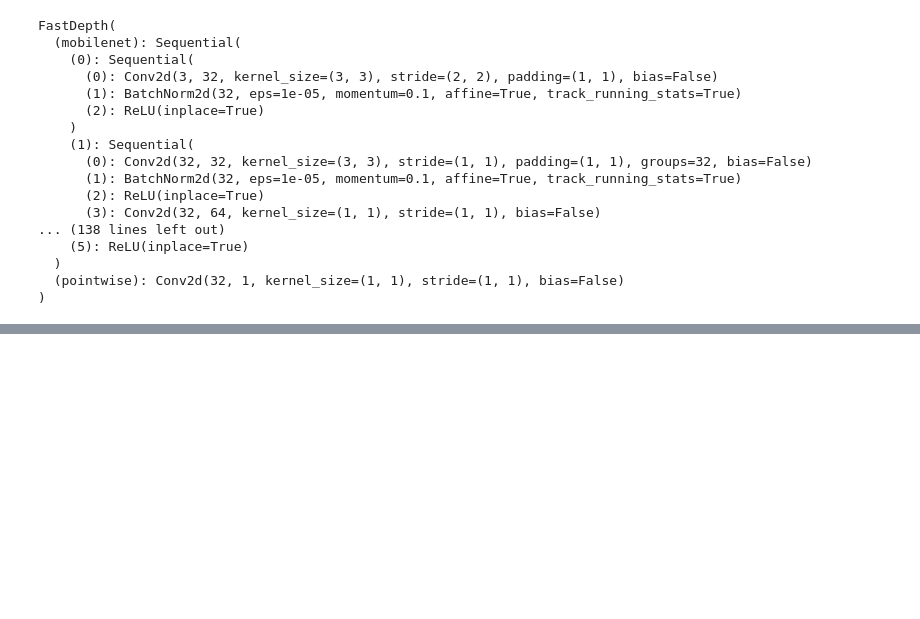
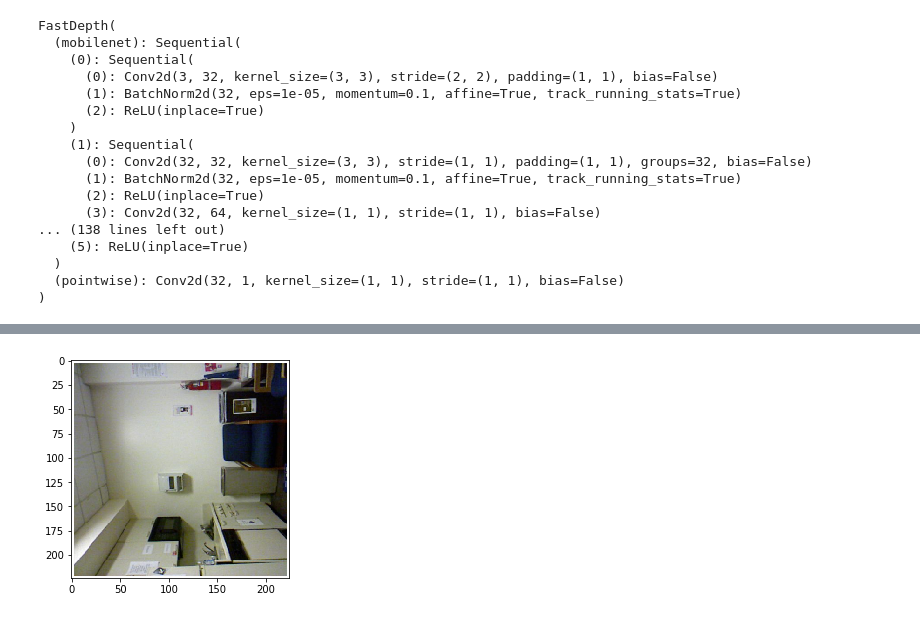
Before and after one commit to hardik01shah/SAiDL-Summer-Assignment-2021, a Jupyter notebook: Paper Implementation/SAiDL_Assignment3_FastDepth.ipynb, the cells around one changed output, grey strips where cells are left out. Saved outputs shown, nothing was run; the diff lists cells and outputs as text; code cells hidden in the pictures; blank space fills up the shorter version.

```diff
--- a/Paper Implementation/SAiDL_Assignment3_FastDepth.ipynb
+++ b/Paper Implementation/SAiDL_Assignment3_FastDepth.ipynb
@@ -351,0 +372,13 @@ plt.show()
+# %%
+def show(img):
+    npimg = img.numpy()
+
+    if npimg.shape[0] == 1:
+      npimg = np.squeeze(npimg)
+      plt.imshow(npimg, interpolation='nearest')
+    else:
+      plt.imshow(np.transpose(npimg, (1, 2, 0)), interpolation='nearest')
+# %%
+show(out_im[0])
+# %% [output]
+[figure, added]
```
Also changed, not shown: parts of 24 cells of this notebook.
